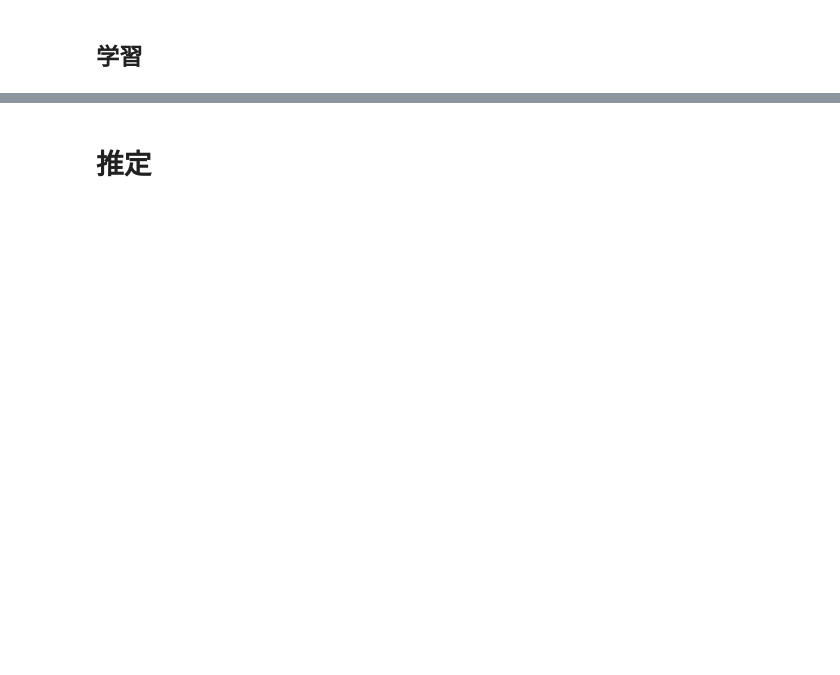
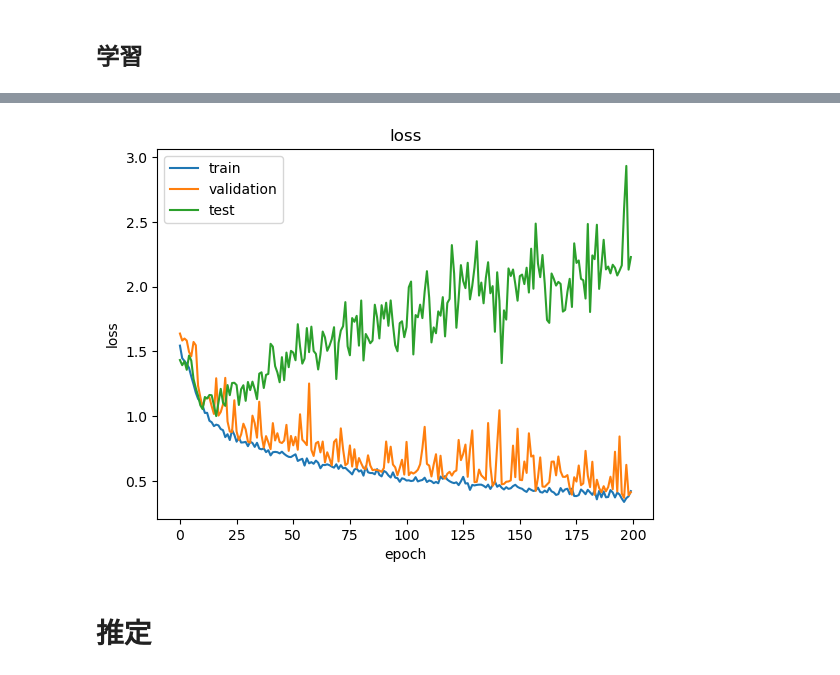
Before and after one commit to tetdarth/signal-processing-for-GMRF, a Jupyter notebook: src/experiment.ipynb, the cells around one changed output, grey strips where cells are left out. Drawn from its saved outputs; the diff is of its cells as text; code cells hidden in the pictures; blank space fills up the shorter version.

```diff
--- a/src/experiment.ipynb
+++ b/src/experiment.ipynb
@@ -276,2 +334,18 @@ Epoch[100/100] | train_loss: 0.00618 | train_acc: 0.99805 | val_loss: 0.11963 |
+# %%
+import matplotlib.pyplot as plt
+
+x = np.arange(n_epoch)
+plt.plot(x, train_error, label="train")
+plt.plot(x, val_error, label="validation")
+plt.plot(x, test_error, label="test")
+
+# グラフのタイトルと軸ラベルの作成
+plt.title("loss")
+plt.xlabel("epoch")
+plt.ylabel("loss")
+plt.legend()
+plt.savefig("../images/loss.jpg")
+# %% [output]
+[figure, added]
 # %% [markdown]
 # 推定
```
Also changed, not shown: parts of 10 cells of this notebook, 3 other files.
